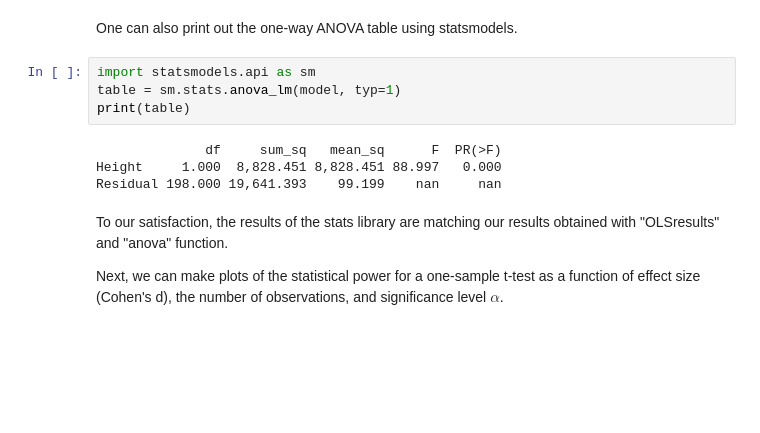
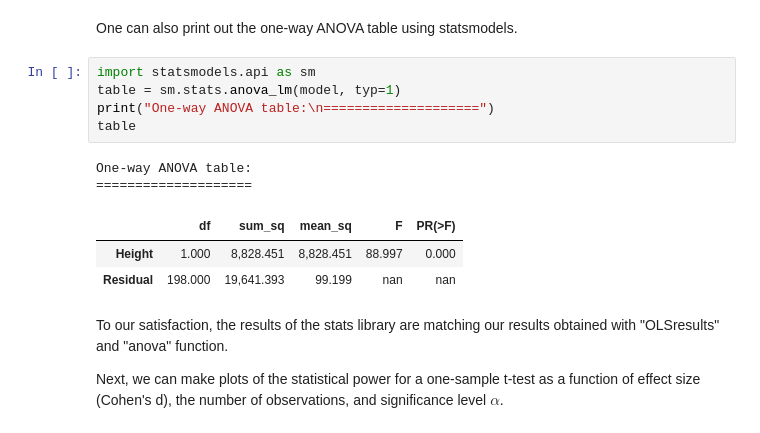
Before and after one commit to Gaushoki/Advanced-Machine-Learning, a Jupyter notebook: Vol1-LabExercises/Chapter2/Ch2-Ex7-SamplingError.ipynb, the cells around one changed output. Drawn from its saved outputs; the diff is of its cells as text; blank space fills up the shorter version.

```diff
--- a/Vol1-LabExercises/Chapter2/Ch2-Ex7-SamplingError.ipynb
+++ b/Vol1-LabExercises/Chapter2/Ch2-Ex7-SamplingError.ipynb
@@ -1015,11 +1015,14 @@ One can also print out the one-way ANOVA table using statsmodels.
 # %%
 import statsmodels.api as sm
 table = sm.stats.anova_lm(model, typ=1)
-print(table)
+print("One-way ANOVA table:\n====================")
+table
 # %% [output]
-              df     sum_sq   mean_sq      F  PR(>F)
-Height     1.000  8,828.451 8,828.451 88.997   0.000
-Residual 198.000 19,641.393    99.199    nan     nan
+One-way ANOVA table:
+====================
+|  | df | sum_sq | mean_sq | F | PR(>F) |
+| Height | 1.000 | 8,828.451 | 8,828.451 | 88.997 | 0.000 |
+| Residual | 198.000 | 19,641.393 | 99.199 | nan | nan |
 # %% [markdown]
 To our satisfaction, the results of the stats library are matching our results obtained with "OLSresults" and "anova" function.
 
```
Also changed, not shown: parts of 16 cells of this notebook, 1 other file.
